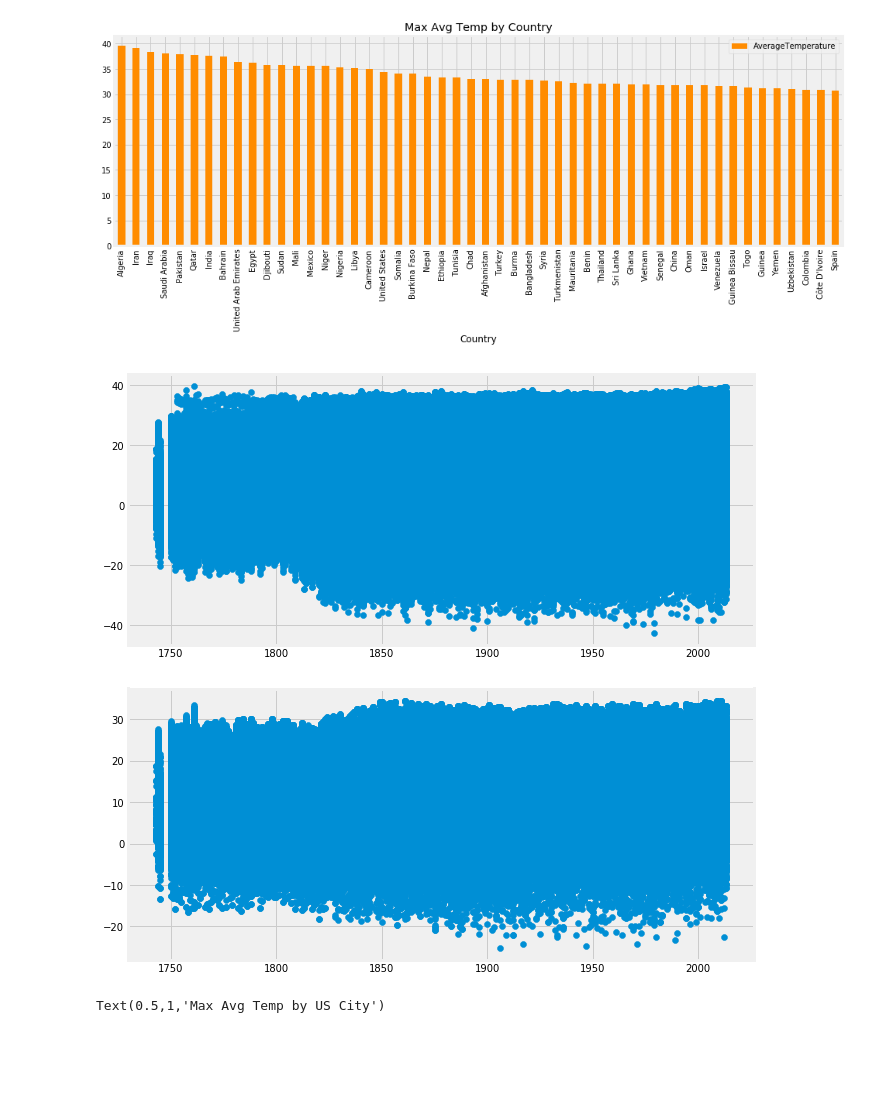
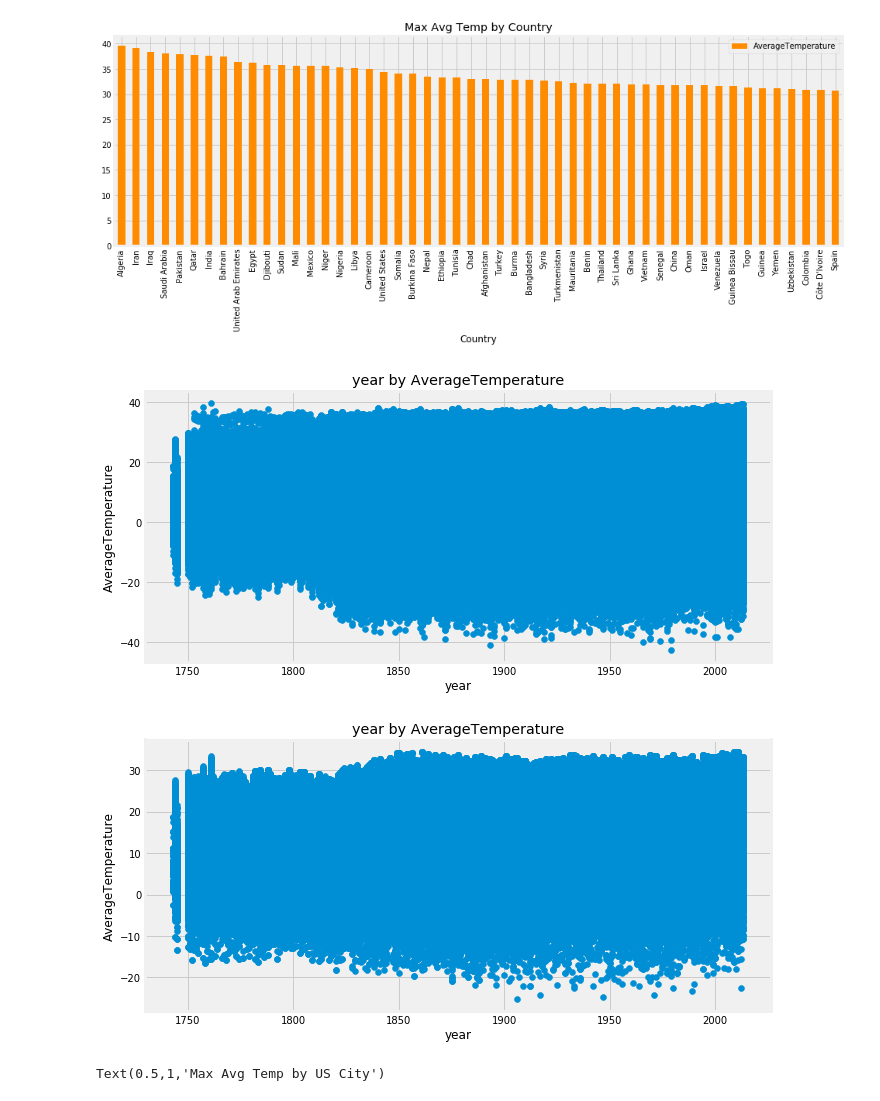
Before and after one commit to yungshun317/feature-understanding, a Jupyter notebook: climate_change_earth_surface_temperature_data.ipynb, the cells around one changed output. Cells and saved outputs as stored; diff of their text form; code cells hidden in the pictures; blank space fills up the shorter version.

Commit message:
Set the figure title and axis labels in matplotlib

```diff
--- a/climate_change_earth_surface_temperature_data.ipynb
+++ b/climate_change_earth_surface_temperature_data.ipynb
@@ -105,12 +105,15 @@ Text(0.5,1,'Max Avg Temp by Country')
 # %%
 x = climate['year']
 y = climate['AverageTemperature']
 
 fig, ax = plt.subplots(figsize=(10,5))
 ax.scatter(x, y)
+ax.set_xlabel('year')
+ax.set_ylabel('AverageTemperature')
+ax.set_title('year by AverageTemperature')
 plt.show()
 # %% [output]
-[figure, old version]
+[figure, new version]
 # %%
 # Subset the data to just the US
 climate_sub_us = climate.loc[climate['Country'] == 'United States']
@@ -122,9 +125,12 @@ y = climate_sub_us['AverageTemperature']
 
 fig, ax = plt.subplots(figsize=(10,5))
 ax.scatter(x, y)
+ax.set_xlabel('year')
+ax.set_ylabel('AverageTemperature')
+ax.set_title('year by AverageTemperature')
 plt.show()
 # %% [output]
-[figure, old version]
+[figure, new version]
 # %%
 # City (nominal) - AverageTemperature (Interval)
 # %%
```
Also changed, not shown: parts of 1 cell of this notebook.
